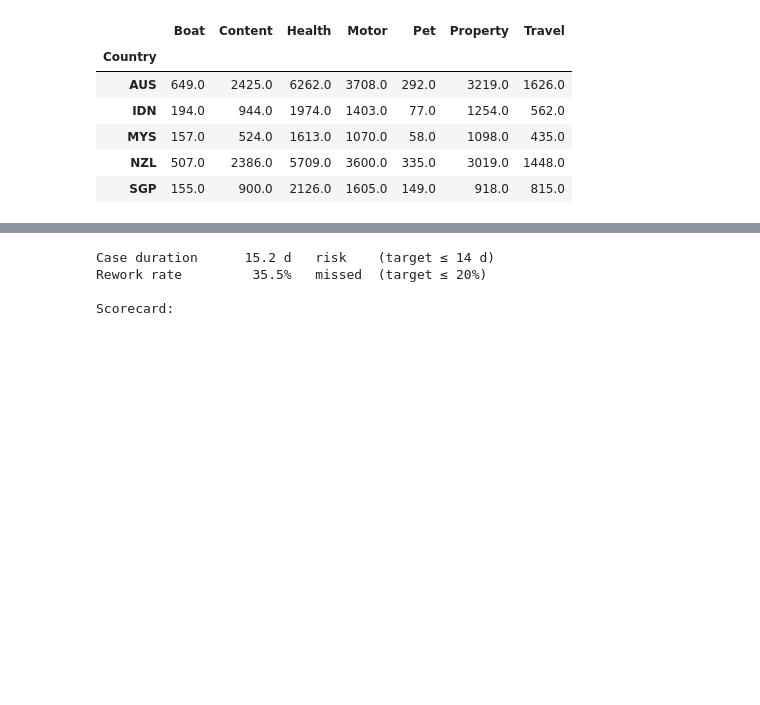
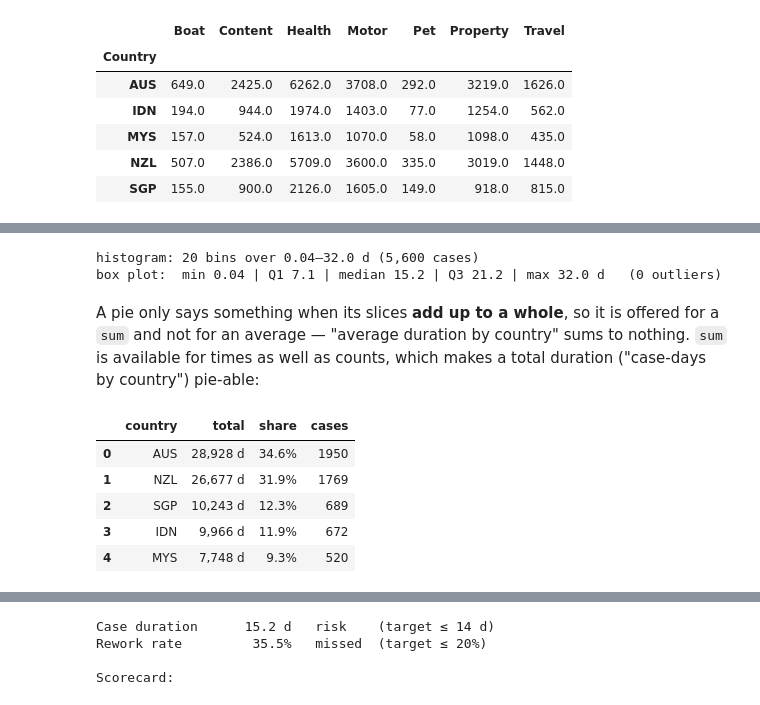
Before and after one commit to ProcessMining-uOttawa/pm4py-ucm, a Jupyter notebook: demo/dashboards_tutorial.ipynb, the cells around one changed output, grey strips where cells are left out. Cells and saved outputs as stored; diff of their text form; code cells hidden in the pictures; blank space fills up the shorter version.

```diff
--- a/demo/dashboards_tutorial.ipynb
+++ b/demo/dashboards_tutorial.ipynb
@@ -208,0 +221,45 @@ targeted widget into one at-a-glance table.
+# %%
+# A histogram bins the per-case values; a box plot summarises them.
+h = compute_widget(
+    {"id": "dur_hist", "metric": "duration", "viz": "hist", "agg": "avg"},
+    table,
+)["hist"]
+print(f"histogram: {len(h['bins'])} bins over "
+      f"{h['min']:.2f}–{h['max']:.1f} d ({h['n']:,} cases)")
+
+b = compute_widget(
+    {"id": "dur_box", "metric": "duration", "viz": "box", "agg": "median"},
+    table,
+)["box"]
+print(f"box plot:  min {b['min']:.2f} | Q1 {b['q1']:.1f} | "
+      f"median {b['median']:.1f} | Q3 {b['q3']:.1f} | max {b['max']:.1f} d"
+      f"   ({b['nOutliers']} outliers)")
+# %% [output]
+histogram: 20 bins over 0.04–32.0 d (5,600 cases)
+box plot:  min 0.04 | Q1 7.1 | median 15.2 | Q3 21.2 | max 32.0 d   (0 outliers)
+# %% [markdown]
+A pie only says something when its slices **add up to a whole**, so it is
+offered for a `sum` and not for an average — "average duration by country"
+sums to nothing. `sum` is available for times as well as counts, which
+makes a total duration ("case-days by country") pie-able:
+# %%
+# `sum` over a time metric: a total, not an average — what a pie needs.
+days_by_country = compute_widget(
+    {"id": "days_country", "metric": "duration", "viz": "pie", "agg": "sum",
+     "segment": {"rows": "attr:Country"}},
+    table,
+)
+total = sum(s["value"] for s in days_by_country["series"])
+pd.DataFrame([
+    {"country": s["label"], "total": s["text"],
+     "share": f"{100 * s['value'] / total:.1f}%", "cases": s["nCases"]}
+    for s in sorted(days_by_country["series"],
+                    key=lambda s: -s["value"])
+])
+# %% [output]
+|  | country | total | share | cases |
+| 0 | AUS | 28,928 d | 34.6% | 1950 |
+| 1 | NZL | 26,677 d | 31.9% | 1769 |
+| 2 | SGP | 10,243 d | 12.3% | 689 |
+| 3 | IDN | 9,966 d | 11.9% | 672 |
+| 4 | MYS | 7,748 d | 9.3% | 520 |
```
Also changed, not shown: parts of 9 cells of this notebook, 3 other files.
